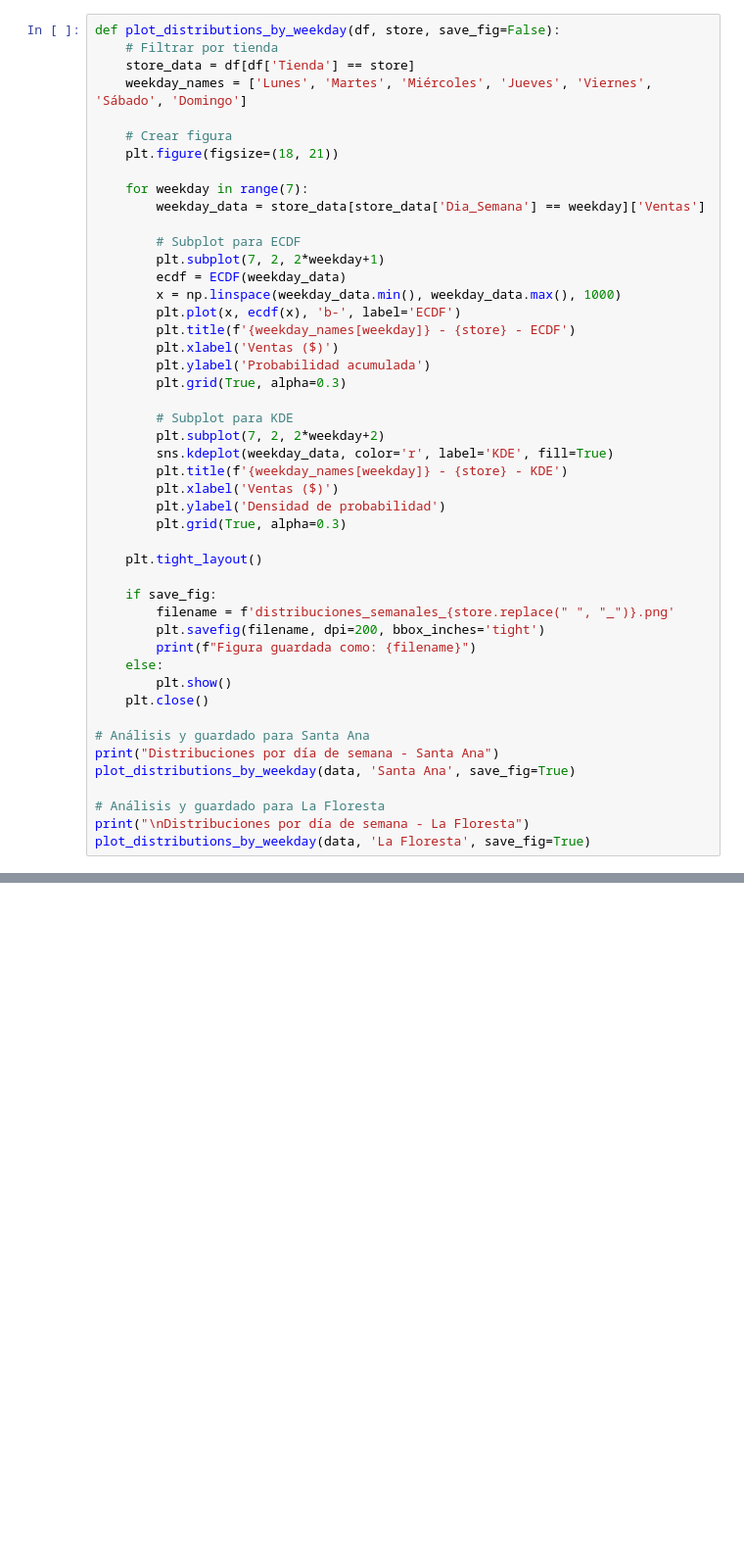
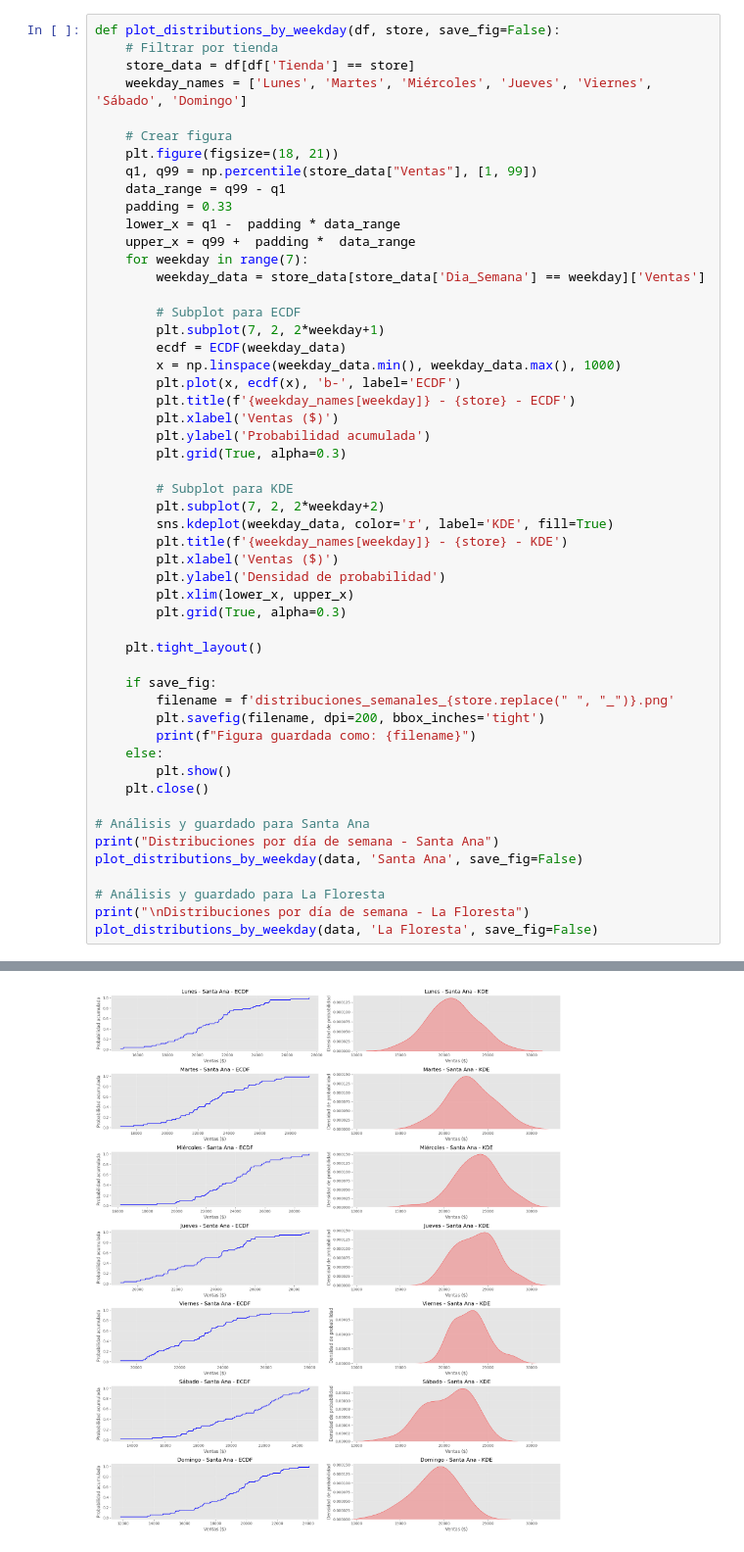
Before and after one commit to pablobrahim/TP_PEIA, a Jupyter notebook: TP_PEIA.ipynb, the cells around one changed output, grey strips where cells are left out. Shown at 98% size. Saved outputs shown, nothing was run; the diff lists cells and outputs as text; blank space fills up the shorter version.

```diff
--- a/TP_PEIA.ipynb
+++ b/TP_PEIA.ipynb
@@ -272,7 +278,11 @@ def plot_distributions_by_weekday(df, store, save_fig=False):
 
     # Crear figura
     plt.figure(figsize=(18, 21))
-
+    q1, q99 = np.percentile(store_data["Ventas"], [1, 99])
+    data_range = q99 - q1
+    padding = 0.33
+    lower_x = q1 -  padding * data_range
+    upper_x = q99 +  padding *  data_range
     for weekday in range(7):
         weekday_data = store_data[store_data['Dia_Semana'] == weekday]['Ventas']
 
@@ -292,6 +302,7 @@ def plot_distributions_by_weekday(df, store, save_fig=False):
         plt.title(f'{weekday_names[weekday]} - {store} - KDE')
         plt.xlabel('Ventas ($)')
         plt.ylabel('Densidad de probabilidad')
+        plt.xlim(lower_x, upper_x)
         plt.grid(True, alpha=0.3)
 
     plt.tight_layout()
@@ -306,10 +317,10 @@ def plot_distributions_by_weekday(df, store, save_fig=False):
 
 # Análisis y guardado para Santa Ana
 print("Distribuciones por día de semana - Santa Ana")
-plot_distributions_by_weekday(data, 'Santa Ana', save_fig=True)
+plot_distributions_by_weekday(data, 'Santa Ana', save_fig=False)
 
 # Análisis y guardado para La Floresta
 print("\nDistribuciones por día de semana - La Floresta")
-plot_distributions_by_weekday(data, 'La Floresta', save_fig=True)
+plot_distributions_by_weekday(data, 'La Floresta', save_fig=False)
 # %% [output]
 Distribuciones por día de semana - Santa Ana
@@ -319,0 +327 @@ Figura guardada como: distribuciones_semanales_La_Floresta.png
+[figure, added]
```
Also changed, not shown: parts of 4 cells of this notebook.
